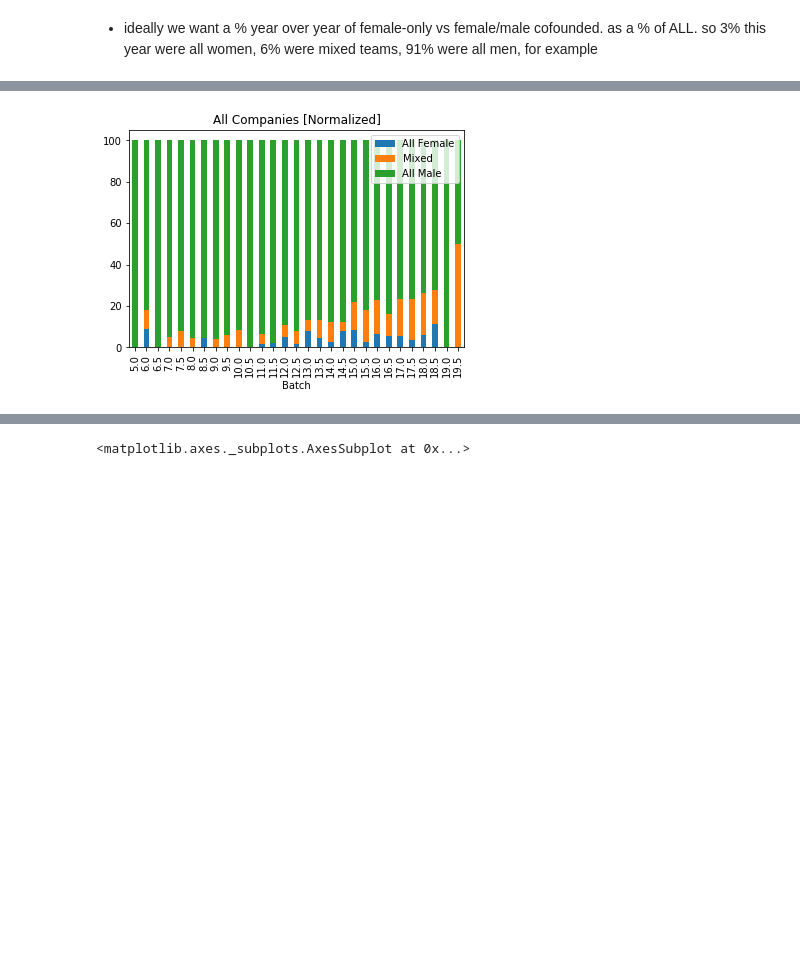
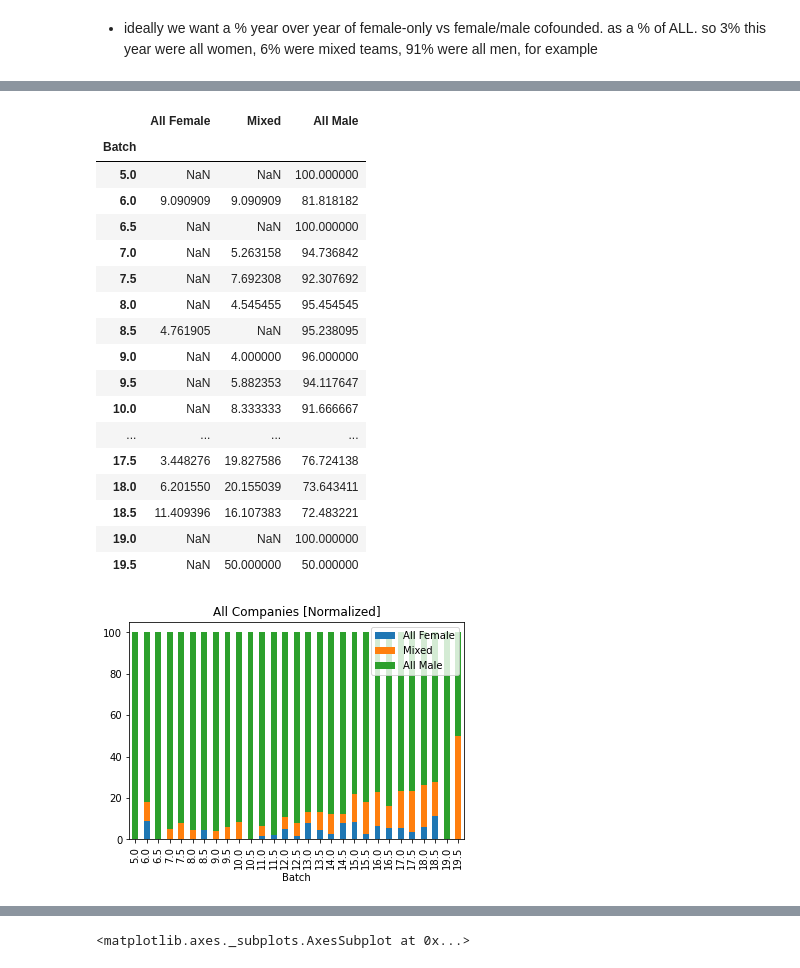
Before and after one commit to brunosan/YC-gender, a Jupyter notebook: YC gender.ipynb, the cells around one changed output, grey strips where cells are left out. Drawn from its saved outputs; the diff is of its cells as text; code cells hidden in the pictures; blank space fills up the shorter version.

Commit message:
Adding table of numbers for each plot

```diff
--- a/YC gender.ipynb
+++ b/YC gender.ipynb
@@ -215,12 +291,31 @@ t[['All Female','Mixed','All Male']].plot(kind='bar', stacked=True, title="3+ fo
 # %%
 t=pd.DataFrame()
 t['All']=df.groupby('Batch')['N_Founders'].size()
 t['All Female']=df[(df['F_ratio']==1)].groupby('Batch')['N_Founders'].size()/t['All']*100
 t['All Male']=  df[(df['F_ratio']==0)].groupby('Batch')['N_Founders'].size()/t['All']*100
 t['Mixed']=    (df[(df['F_ratio']>0)&(df['F_ratio']<1)].groupby('Batch')['N_Founders'].size())/t['All']*100
 t[['All Female','Mixed','All Male']].plot(kind='bar', stacked=True, title="All Companies [Normalized]");
+t[['All Female','Mixed','All Male']]
 # %% [output]
+|  | All Female | Mixed | All Male |
+| Batch |  |  |  |
+| 5.0 | NaN | NaN | 100.000000 |
+| 6.0 | 9.090909 | 9.090909 | 81.818182 |
+| 6.5 | NaN | NaN | 100.000000 |
+| 7.0 | NaN | 5.263158 | 94.736842 |
+| 7.5 | NaN | 7.692308 | 92.307692 |
+| 8.0 | NaN | 4.545455 | 95.454545 |
+| 8.5 | 4.761905 | NaN | 95.238095 |
+| 9.0 | NaN | 4.000000 | 96.000000 |
+| 9.5 | NaN | 5.882353 | 94.117647 |
+| 10.0 | NaN | 8.333333 | 91.666667 |
+| ... | ... | ... | ... |
+| 17.5 | 3.448276 | 19.827586 | 76.724138 |
+| 18.0 | 6.201550 | 20.155039 | 73.643411 |
+| 18.5 | 11.409396 | 16.107383 | 72.483221 |
+| 19.0 | NaN | NaN | 100.000000 |
+| 19.5 | NaN | 50.000000 | 50.000000 |
-[figure, old version]
+[figure, new version]
 # %%
 t=pd.DataFrame()
 size=1
```
Also changed, not shown: parts of 15 cells of this notebook.
